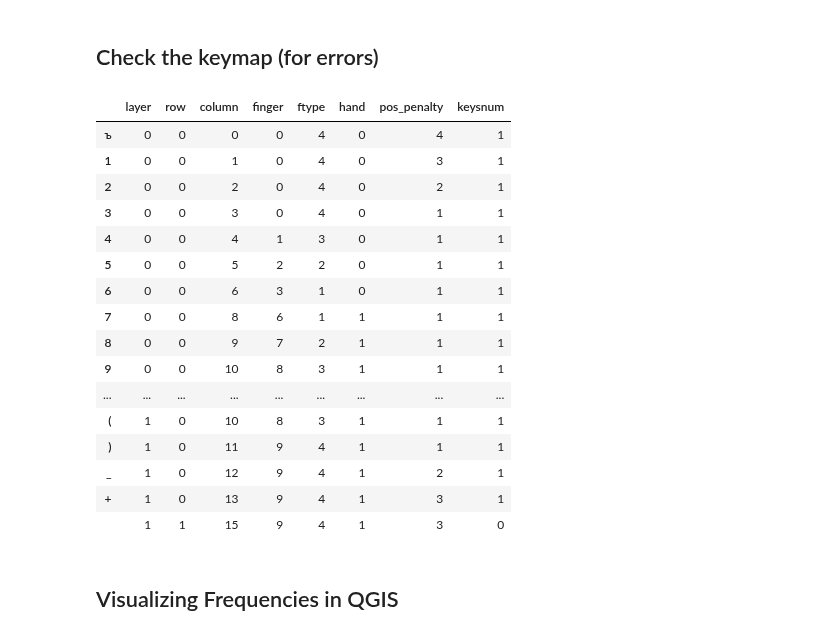
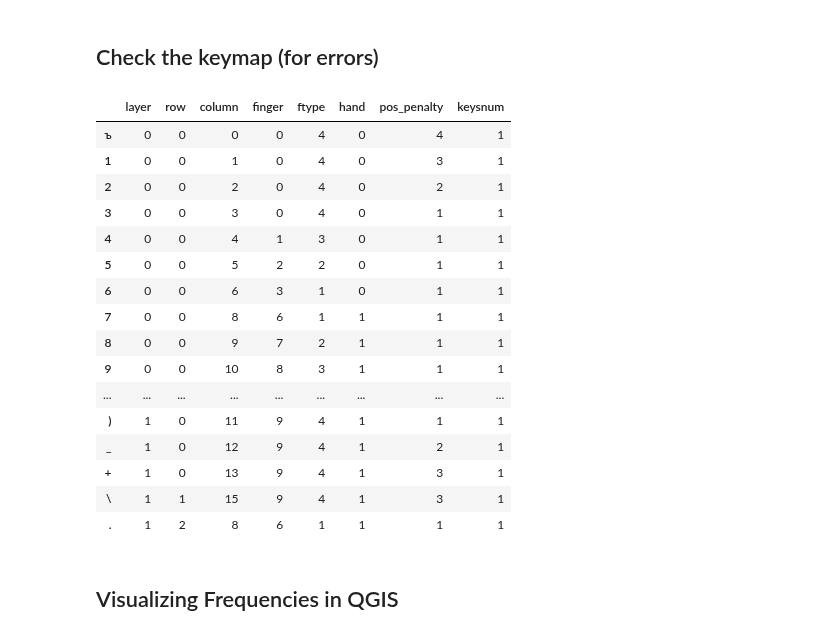
Before and after one commit to culebron/rus-layout-opt, a Jupyter notebook: Russian Optimization.ipynb, the cells around one changed output. Saved outputs shown, nothing was run; the diff lists cells and outputs as text; code cells hidden in the pictures.

```diff
--- a/Russian Optimization.ipynb
+++ b/Russian Optimization.ipynb
@@ -228,11 +228,13 @@ def get_finger_props(fing):
         0, # position penalty (ie. monogram). From POS_PENALTY
     ]
 
-def make_keymap(kbd_text, fingers_text=FINGERS, pos_penalty=POS_PENALTY):
+def make_keymap(kbd_text, fingers_text=FINGERS, pos_penalty=POS_PENALTY, debug=False):
     """Generates a dataframe with letters as indice, and their props in other columns."""
     layers = kbd_text.lstrip().rstrip().split('\n\n')
     kbd = [l.split('\n') for l in layers]
+    if debug: print('kbd', kbd)
     keys = ''.join(k for layer in kbd for row in layer for k in row if k != '∅' and k != ' ')
+    if debug: print('kbd', keys)
     tops = defaultdict(int)
     for k in keys:
         tops[k] += 1
@@ -255,8 +257,10 @@ def make_keymap(kbd_text, fingers_text=FINGERS, pos_penalty=POS_PENALTY):
     finger_map = {}
     for ir, row in enumerate(fingers_text.lstrip().rstrip().split('\n')):
         for ic, f in enumerate(row):
+            if debug: print(ir, ic, f, f != ' ')
             if f != ' ':
-                finger_map[(ir, ic)] = get_finger_props(int(f))
+                props = get_finger_props(int(f))
+                finger_map[(ir, ic)] = props
 
     # parsing pos (monogram) penalties
     for ir, row in enumerate(pos_penalty.lstrip().rstrip().split('\n')):
@@ -267,11 +271,14 @@ def make_keymap(kbd_text, fingers_text=FINGERS, pos_penalty=POS_PENALTY):
     # making a dict: {letter: (layer, row, column, <finger id>, <finger num in hand>, hand, <pos penalty>)}
     # the last 4 items come from get_finger_props(...) calls
     # make any changes here => change the pd.DataFrame call below
-    data = {k : (il, ir, ic, *finger_map[(ir, ic)], tops[k])
-               for il, layer in enumerate(kbd)
-                   for ir, row in enumerate(layer)
-                       for ic, k in enumerate(row)
-                          if k != '∅' and (ir, ic) in finger_map}
+    data = {}
+
+    for il, layer in enumerate(kbd):
+        for ir, row in enumerate(layer):
+            for ic, k in enumerate(row):
+                if debug: print(il, ir, ic, k, (ir, ic) in finger_map)
+                if k != '∅' and (ir, ic) in finger_map:
+                    data[k] = (il, ir, ic, *finger_map[(ir, ic)], tops[k])
 
     return pd.DataFrame.from_dict(data, orient='index',
             columns=['layer', 'row', 'column', 'finger', 'ftype', 'hand', 'pos_penalty', 'keysnum'])
@@ -283,6 +290,8 @@ def get_monogram_cost(l2, key_map):
         if l2.lower() in key_map.index:
             l2 = l2.lower() # here we should but don't penalize Shift/AltGr pressing
         else:
+            if l2 in BASE_KEYS or l2.lower() in BASE_KEYS:
+                raise ValueError(f'base key \'{l2}\' is not in keyboard! (may be caused by unquoted backslash)')
             return 0
 
     return key_map.loc[l2].pos_penalty
@@ -1159,27 +1233,27 @@ dg3.melt(ignore_index=False).reset_index().rename(
 # %% [markdown]
 ## Check the keymap (for errors) <a name="keymap">
 # %%
-make_keymap(keyboards['тест27'])
+make_keymap(newboard['тест27'])
 # or
 # results['тест27'][1]
 # %% [output]
 |  | layer | row | column | finger | ftype | hand | pos_penalty | keysnum |
 | ъ | 0 | 0 | 0 | 0 | 4 | 0 | 4 | 1 |
 | 1 | 0 | 0 | 1 | 0 | 4 | 0 | 3 | 1 |
 | 2 | 0 | 0 | 2 | 0 | 4 | 0 | 2 | 1 |
 | 3 | 0 | 0 | 3 | 0 | 4 | 0 | 1 | 1 |
 | 4 | 0 | 0 | 4 | 1 | 3 | 0 | 1 | 1 |
 | 5 | 0 | 0 | 5 | 2 | 2 | 0 | 1 | 1 |
 | 6 | 0 | 0 | 6 | 3 | 1 | 0 | 1 | 1 |
 | 7 | 0 | 0 | 8 | 6 | 1 | 1 | 1 | 1 |
 | 8 | 0 | 0 | 9 | 7 | 2 | 1 | 1 | 1 |
 | 9 | 0 | 0 | 10 | 8 | 3 | 1 | 1 | 1 |
 | ... | ... | ... | ... | ... | ... | ... | ... | ... |
-| ( | 1 | 0 | 10 | 8 | 3 | 1 | 1 | 1 |
 | ) | 1 | 0 | 11 | 9 | 4 | 1 | 1 | 1 |
 | _ | 1 | 0 | 12 | 9 | 4 | 1 | 2 | 1 |
 | + | 1 | 0 | 13 | 9 | 4 | 1 | 3 | 1 |
-|  | 1 | 1 | 15 | 9 | 4 | 1 | 3 | 0 |
+| \ | 1 | 1 | 15 | 9 | 4 | 1 | 3 | 1 |
+| . | 1 | 2 | 8 | 6 | 1 | 1 | 1 | 1 |
 # %% [markdown]
 ## Visualizing Frequencies in QGIS <a name="qgis">
 # %%
```
Also changed, not shown: parts of 14 cells of this notebook.
